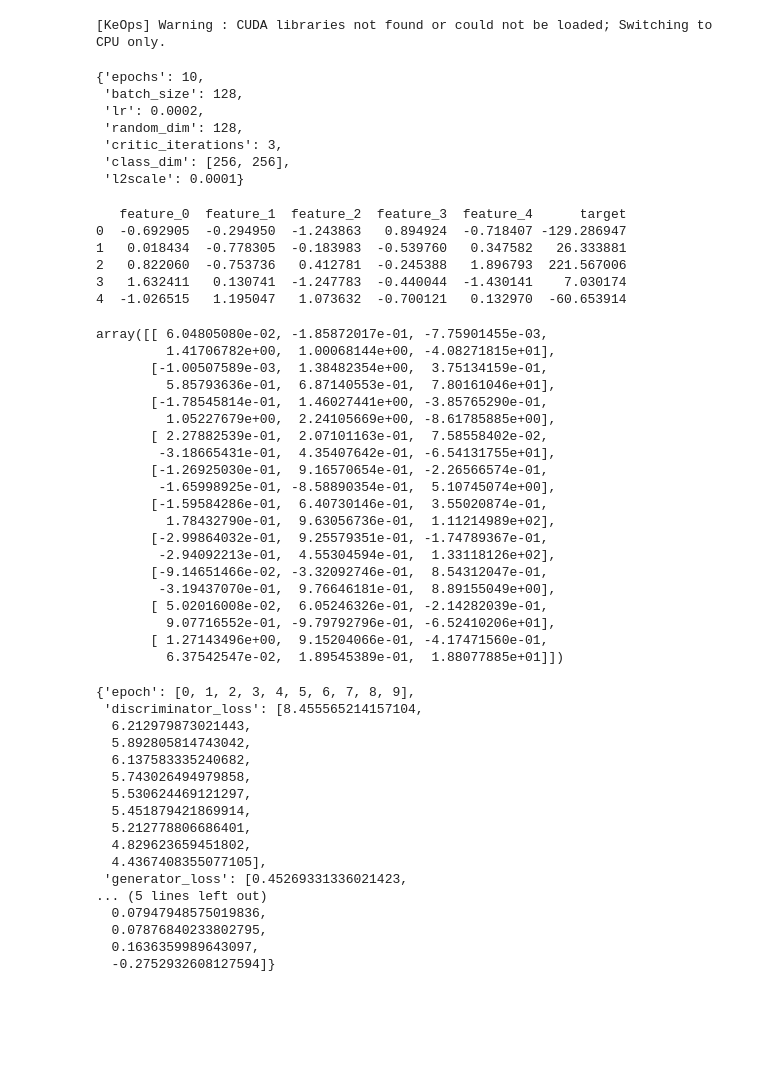
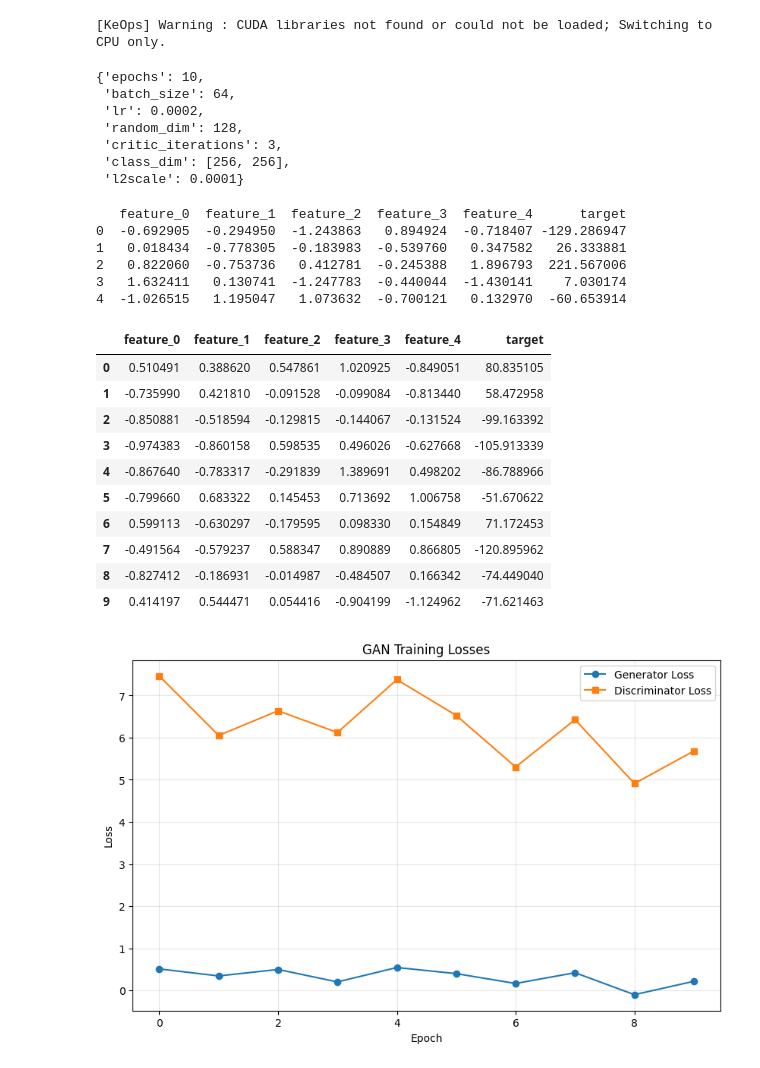
Before and after one commit to tarkevv-01/tab-forge, a Jupyter notebook: examples/test_model.ipynb, the cells around one changed output. Saved outputs shown, nothing was run; the diff lists cells and outputs as text; code cells hidden in the pictures; blank space fills up the shorter version.

Commit message:
Debug CTAB-GAN-PLUS. Completion of module development <model>

```diff
--- a/test_model.ipynb
+++ b/examples/test_model.ipynb
@@ -214,12 +214,12 @@ from tab_forge.models import CTABGANPlusSynthesizer
 # %% [output]
 [KeOps] Warning : CUDA libraries not found or could not be loaded; Switching to CPU only.
 # %%
-model = CTABGANPlusSynthesizer(epochs=10, batch_size=128)
+model = CTABGANPlusSynthesizer(epochs=10, batch_size=64)
 # %%
 model.get_hyperparameters()
 # %% [output]
 {'epochs': 10,
- 'batch_size': 128,
+ 'batch_size': 64,
  'lr': 0.0002,
  'random_dim': 128,
  'critic_iterations': 3,
@@ -249,45 +249,32 @@ model.fit(
 # %%
 model.generate(10)
 # %% [output]
-array([[ 6.04805080e-02, -1.85872017e-01, -7.75901455e-03,
-         1.41706782e+00,  1.00068144e+00, -4.08271815e+01],
-       [-1.00507589e-03,  1.38482354e+00,  3.75134159e-01,
-         5.85793636e-01,  6.87140553e-01,  7.80161046e+01],
-       [-1.78545814e-01,  1.46027441e+00, -3.85765290e-01,
-         1.05227679e+00,  2.24105669e+00, -8.61785885e+00],
-       [ 2.27882539e-01,  2.07101163e-01,  7.58558402e-02,
-        -3.18665431e-01,  4.35407642e-01, -6.54131755e+01],
-       [-1.26925030e-01,  9.16570654e-01, -2.26566574e-01,
-        -1.65998925e-01, -8.58890354e-01,  5.10745074e+00],
-       [-1.59584286e-01,  6.40730146e-01,  3.55020874e-01,
-         1.78432790e-01,  9.63056736e-01,  1.11214989e+02],
-       [-2.99864032e-01,  9.25579351e-01, -1.74789367e-01,
-        -2.94092213e-01,  4.55304594e-01,  1.33118126e+02],
-       [-9.14651466e-02, -3.32092746e-01,  8.54312047e-01,
-        -3.19437070e-01,  9.76646181e-01,  8.89155049e+00],
-       [ 5.02016008e-02,  6.05246326e-01, -2.14282039e-01,
-         9.07716552e-01, -9.79792796e-01, -6.52410206e+01],
-       [ 1.27143496e+00,  9.15204066e-01, -4.17471560e-01,
-         6.37542547e-02,  1.89545389e-01,  1.88077885e+01]])
+|  | feature_0 | feature_1 | feature_2 | feature_3 | feature_4 | target |
+| 0 | 0.510491 | 0.388620 | 0.547861 | 1.020925 | -0.849051 | 80.835105 |
+| 1 | -0.735990 | 0.421810 | -0.091528 | -0.099084 | -0.813440 | 58.472958 |
+| 2 | -0.850881 | -0.518594 | -0.129815 | -0.144067 | -0.131524 | -99.163392 |
+| 3 | -0.974383 | -0.860158 | 0.598535 | 0.496026 | -0.627668 | -105.913339 |
+| 4 | -0.867640 | -0.783317 | -0.291839 | 1.389691 | 0.498202 | -86.788966 |
+| 5 | -0.799660 | 0.683322 | 0.145453 | 0.713692 | 1.006758 | -51.670622 |
+| 6 | 0.599113 | -0.630297 | -0.179595 | 0.098330 | 0.154849 | 71.172453 |
+| 7 | -0.491564 | -0.579237 | 0.588347 | 0.890889 | 0.866805 | -120.895962 |
+| 8 | -0.827412 | -0.186931 | -0.014987 | -0.484507 | 0.166342 | -74.449040 |
+| 9 | 0.414197 | 0.544471 | 0.054416 | -0.904199 | -1.124962 | -71.621463 |
 # %%
 df_losses = model.get_losses()
 # %%
-df_losses
+import matplotlib.pyplot as plt
+import pandas as pd
+
+# Предполагаем df уже существует с колонками 'Epoch', 'Generator Loss', 'Discriminator Loss'
+plt.figure(figsize=(10, 6))
+plt.plot(df_losses['Epoch'], df_losses['Generator Loss'], label='Generator Loss', marker='o')
+plt.plot(df_losses['Epoch'], df_losses['Discriminator Loss'], label='Discriminator Loss', marker='s')
+plt.xlabel('Epoch')
+plt.ylabel('Loss')
+plt.title('GAN Training Losses')
+plt.legend()
+plt.grid(True, alpha=0.3)
+plt.show()
 # %% [output]
-{'epoch': [0, 1, 2, 3, 4, 5, 6, 7, 8, 9],
- 'discriminator_loss': [8.455565214157104,
-  6.212979873021443,
-  5.892805814743042,
-  6.137583335240682,
-  5.743026494979858,
-  5.530624469121297,
-  5.451879421869914,
-  5.212778806686401,
-  4.829623659451802,
-  4.4367408355077105],
- 'generator_loss': [0.45269331336021423,
-... (5 lines left out)
-  0.07947948575019836,
-  0.07876840233802795,
-  0.1636359989643097,
-  -0.2752932608127594]}
+[figure, added]
```
Also changed, not shown: parts of 1 cell of this notebook, 2 other files.
